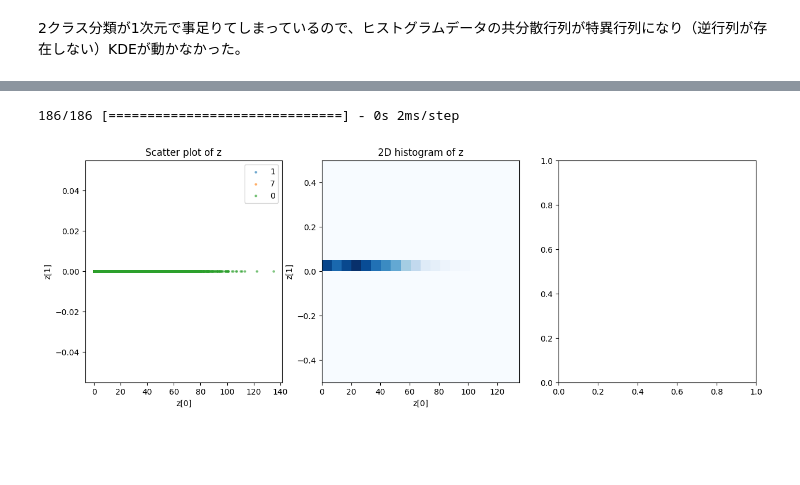
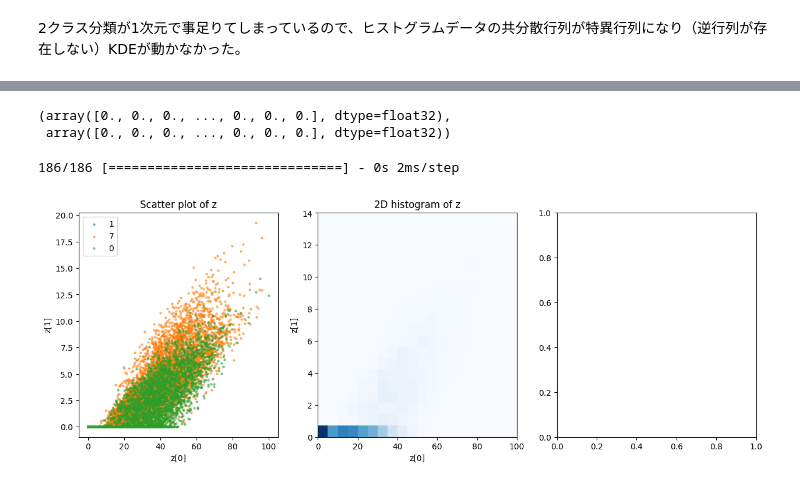
Before and after one commit to mdwl23/vae_study, a Jupyter notebook: note02.ipynb, the cells around one changed output, grey strips where cells are left out. Saved outputs shown, nothing was run; the diff lists cells and outputs as text; code cells hidden in the pictures; blank space fills up the shorter version.

```diff
--- a/note02.ipynb
+++ b/note02.ipynb
@@ -803,3 +762,8 @@ plt.show()
+# %%
+x[label_2class_train==class1], y[label_2class_train==class1]
+# %% [output]
+(array([0., 0., 0., ..., 0., 0., 0.], dtype=float32),
+ array([0., 0., 0., ..., 0., 0., 0.], dtype=float32))
 # %%
 intermediate_output = intermediate_layer_model.predict(data_train[cls_ood])
 # %% [output]
@@ -807,26 +771,26 @@ intermediate_output = intermediate_layer_model.predict(data_train[cls_ood])
 # %%
 x_ood = intermediate_output[:, 0]
 y_ood = intermediate_output[:, 1]
 
 # Plot the results
 fig, axs = plt.subplots(1, 3, figsize=(15, 5))
 
-axs[0].scatter(x[label_2class_train==0], y[label_2class_train==0], alpha=0.5, label=class1, s=5)
-axs[0].scatter(x[label_2class_train==1], y[label_2class_train==1], alpha=0.5, label=class2, s=5)
+axs[0].scatter(x[label_2class_train==class1], y[label_2class_train==class1], alpha=0.5, label=class1, s=5)
+axs[0].scatter(x[label_2class_train==class2], y[label_2class_train==class2], alpha=0.5, label=class2, s=5)
 axs[0].scatter(x_ood, y_ood, alpha=0.5, label=cls_ood, s=5)
 axs[0].legend()
 axs[0].set_xlabel("z[0]")
 axs[0].set_ylabel("z[1]")
 axs[0].set_title("Scatter plot of z")
 
 axs[1].hist2d(x_ood, y_ood, bins=20, cmap='Blues')
 axs[1].set_xlabel("z[0]")
 axs[1].set_ylabel("z[1]")
 axs[1].set_title("2D histogram of z")
 
 plt.show()
 # %% [output]
-[figure, old version]
+[figure, new version]
 # %%
 # import tensorflow as tf
 # from tensorflow.keras.datasets import mnist
```
Also changed, not shown: parts of 24 cells of this notebook.
